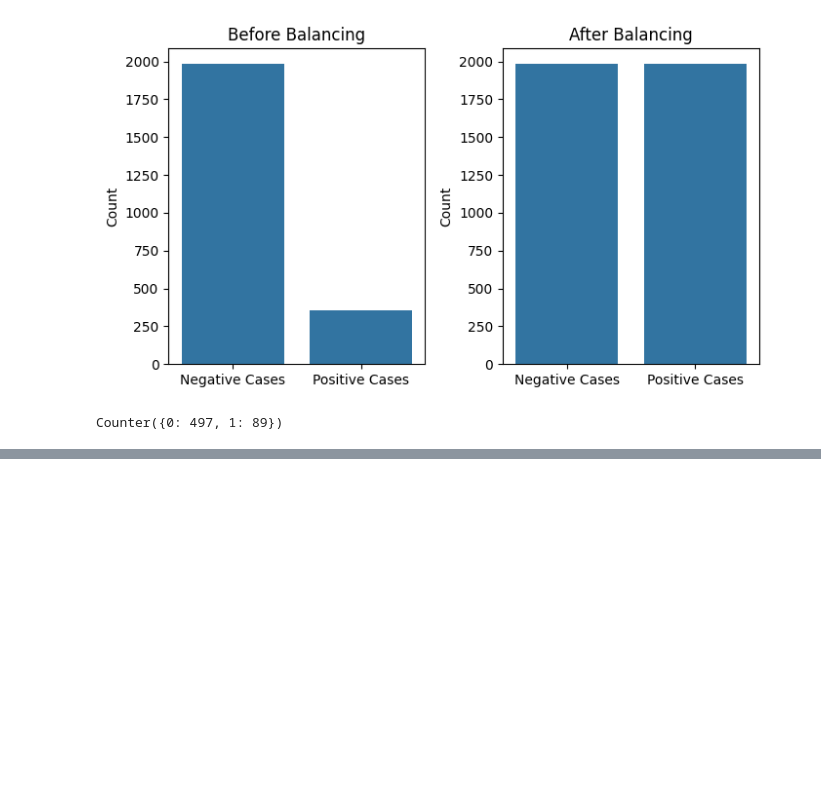
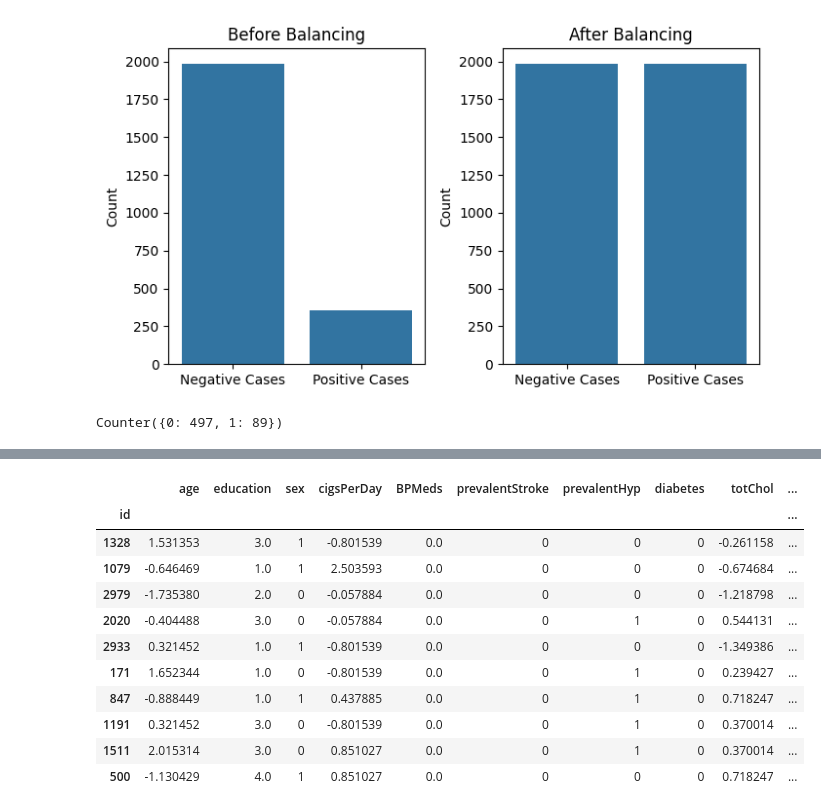
Before and after one commit to mtfattahpour/chd-prediction, a Jupyter notebook: notebooks/model_training.ipynb, the cells around one changed output, grey strips where cells are left out. Drawn from its saved outputs; the diff is of its cells as text; code cells hidden in the pictures; blank space fills up the shorter version.

Commit message:
Fixed order: train-test split, resampling, scaling: Data Read

```diff
--- a/notebooks/model_training.ipynb
+++ b/notebooks/model_training.ipynb
@@ -89,0 +109,28 @@ Counter({0: 497, 1: 89})
+# %%
+from sklearn.preprocessing import StandardScaler
+
+numerics = [
+    'age', 'cigsPerDay', 'totChol', 'sysBP', 'diaBP', 'BMI', 'heartRate', 'glucose'
+]
+
+X_train_smote_scaled = X_train_smote.copy()
+X_test_scaled = X_test.copy()
+
+scaler = StandardScaler()
+X_train_smote_scaled[numerics] = scaler.fit_transform(X_train_smote[numerics])
+X_test_scaled[numerics] = scaler.transform(X_test[numerics])
+# %%
+pd.DataFrame(X_test_scaled, columns=X_test.columns).sample(10)
+# %% [output]
+|  | age | education | sex | cigsPerDay | BPMeds | prevalentStroke | prevalentHyp | diabetes | totChol | ... |
+| id |  |  |  |  |  |  |  |  |  | ... |
+| 1328 | 1.531353 | 3.0 | 1 | -0.801539 | 0.0 | 0 | 0 | 0 | -0.261158 | ... |
+| 1079 | -0.646469 | 1.0 | 1 | 2.503593 | 0.0 | 0 | 0 | 0 | -0.674684 | ... |
+| 2979 | -1.735380 | 2.0 | 0 | -0.057884 | 0.0 | 0 | 0 | 0 | -1.218798 | ... |
+| 2020 | -0.404488 | 3.0 | 0 | -0.057884 | 0.0 | 0 | 1 | 0 | 0.544131 | ... |
+| 2933 | 0.321452 | 1.0 | 1 | -0.801539 | 0.0 | 0 | 0 | 0 | -1.349386 | ... |
+| 171 | 1.652344 | 1.0 | 0 | -0.801539 | 0.0 | 0 | 1 | 0 | 0.239427 | ... |
+| 847 | -0.888449 | 1.0 | 1 | 0.437885 | 0.0 | 0 | 1 | 0 | 0.718247 | ... |
+| 1191 | 0.321452 | 3.0 | 0 | -0.801539 | 0.0 | 0 | 1 | 0 | 0.370014 | ... |
+| 1511 | 2.015314 | 3.0 | 0 | 0.851027 | 0.0 | 0 | 1 | 0 | 0.370014 | ... |
+| 500 | -1.130429 | 4.0 | 1 | 0.851027 | 0.0 | 0 | 0 | 0 | 0.718247 | ... |
```
Also changed, not shown: parts of 3 cells of this notebook.
